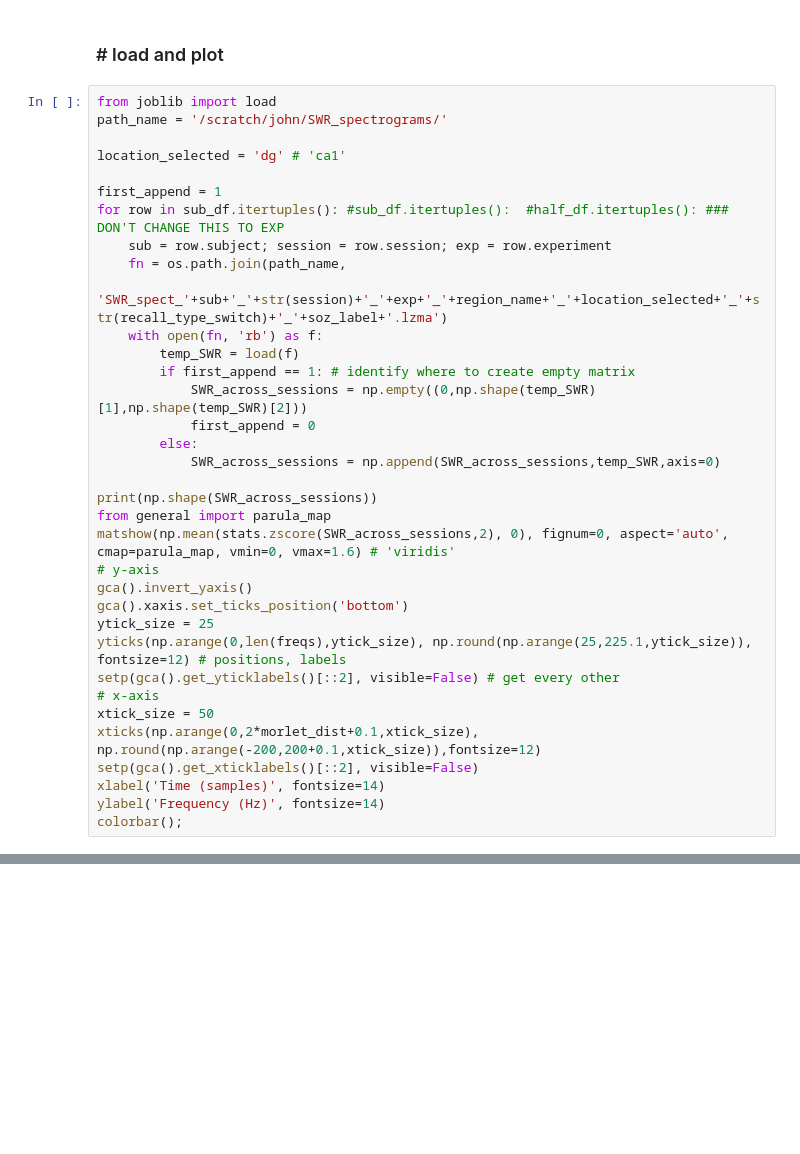
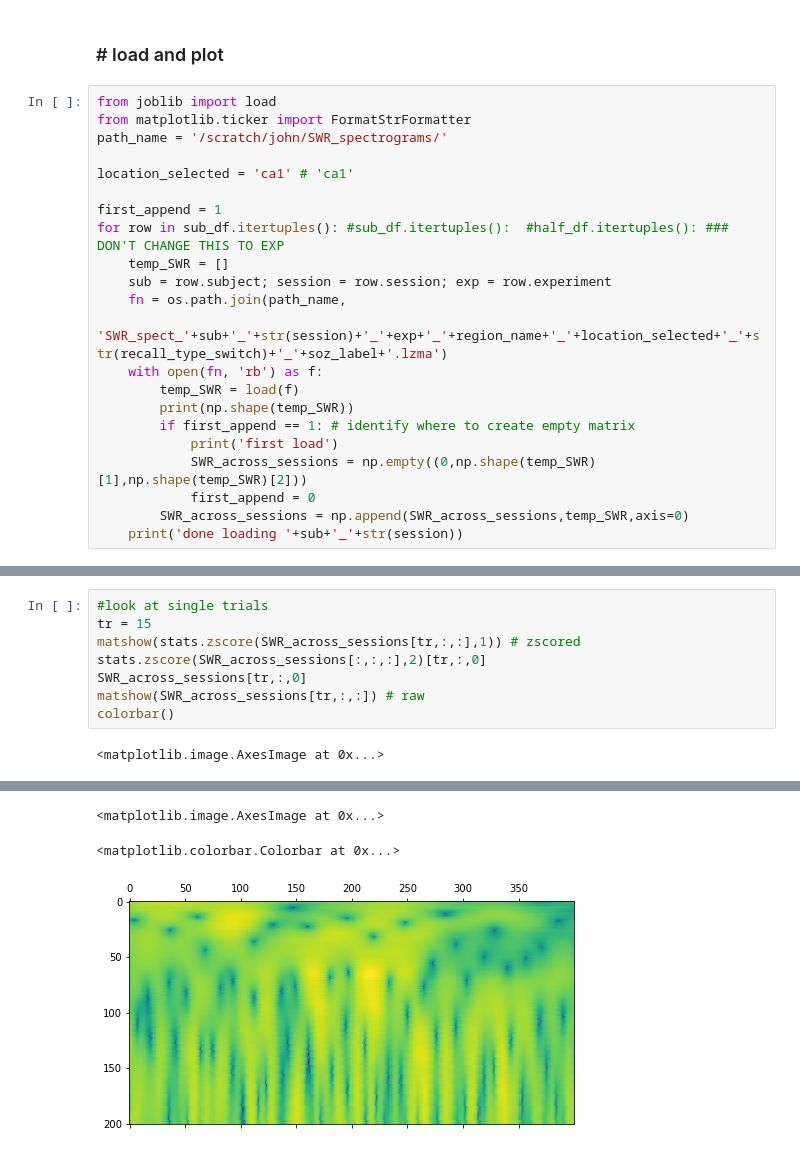
Before and after one commit to jjsakon/SWR, a Jupyter notebook: code/SWRanalysisSubfieldPower.ipynb, the cells around one changed output, grey strips where cells are left out. Saved outputs shown, nothing was run; the diff lists cells and outputs as text; blank space fills up the shorter version.

Commit message:
2020-12-11 saving and loading spectrograms by sub-sess now

```diff
--- a/code/SWRanalysisSubfieldPower.ipynb
+++ b/code/SWRanalysisSubfieldPower.ipynb
@@ -1067,36 +1099,23 @@ done saving
 ### # load and plot
 # %%
 from joblib import load
+from matplotlib.ticker import FormatStrFormatter
 path_name = '/scratch/john/SWR_spectrograms/'
 
-location_selected = 'dg' # 'ca1'
+location_selected = 'ca1' # 'ca1'
 
 first_append = 1
 for row in sub_df.itertuples(): #sub_df.itertuples():  #half_df.itertuples(): ### DON'T CHANGE THIS TO EXP
+    temp_SWR = []
     sub = row.subject; session = row.session; exp = row.experiment
     fn = os.path.join(path_name,
         'SWR_spect_'+sub+'_'+str(session)+'_'+exp+'_'+region_name+'_'+location_selected+'_'+str(recall_type_switch)+'_'+soz_label+'.lzma')
     with open(fn, 'rb') as f:
         temp_SWR = load(f)
+        print(np.shape(temp_SWR))
         if first_append == 1: # identify where to create empty matrix
+            print('first load')
             SWR_across_sessions = np.empty((0,np.shape(temp_SWR)[1],np.shape(temp_SWR)[2]))
             first_append = 0
-        else:
-            SWR_across_sessions = np.append(SWR_across_sessions,temp_SWR,axis=0)
-
-print(np.shape(SWR_across_sessions))
-from general import parula_map
-matshow(np.mean(stats.zscore(SWR_across_sessions,2), 0), fignum=0, aspect='auto', cmap=parula_map, vmin=0, vmax=1.6) # 'viridis'
-# y-axis
-gca().invert_yaxis()
-gca().xaxis.set_ticks_position('bottom')
-ytick_size = 25
-yticks(np.arange(0,len(freqs),ytick_size), np.round(np.arange(25,225.1,ytick_size)), fontsize=12) # positions, labels
-setp(gca().get_yticklabels()[::2], visible=False) # get every other
-# x-axis
-xtick_size = 50
-xticks(np.arange(0,2*morlet_dist+0.1,xtick_size), np.round(np.arange(-200,200+0.1,xtick_size)),fontsize=12)
-setp(gca().get_xticklabels()[::2], visible=False)
-xlabel('Time (samples)', fontsize=14)
-ylabel('Frequency (Hz)', fontsize=14)
-colorbar();
+        SWR_across_sessions = np.append(SWR_across_sessions,temp_SWR,axis=0)
+    print('done loading '+sub+'_'+str(session))
@@ -1136,0 +1162,10 @@ ValueError: peek of closed file
+# %%
+#look at single trials
+tr = 15
+matshow(stats.zscore(SWR_across_sessions[tr,:,:],1)) # zscored
+stats.zscore(SWR_across_sessions[:,:,:],2)[tr,:,0]
+SWR_across_sessions[tr,:,0]
+matshow(SWR_across_sessions[tr,:,:]) # raw
+colorbar()
+# %% [output]
+<matplotlib.image.AxesImage at 0x...>
@@ -1136,0 +1206,3 @@ ValueError: peek of closed file
+<matplotlib.image.AxesImage at 0x...>
+<matplotlib.colorbar.Colorbar at 0x...>
+[figure, added]
```
Also changed, not shown: parts of 14 cells of this notebook, 1 other file.
